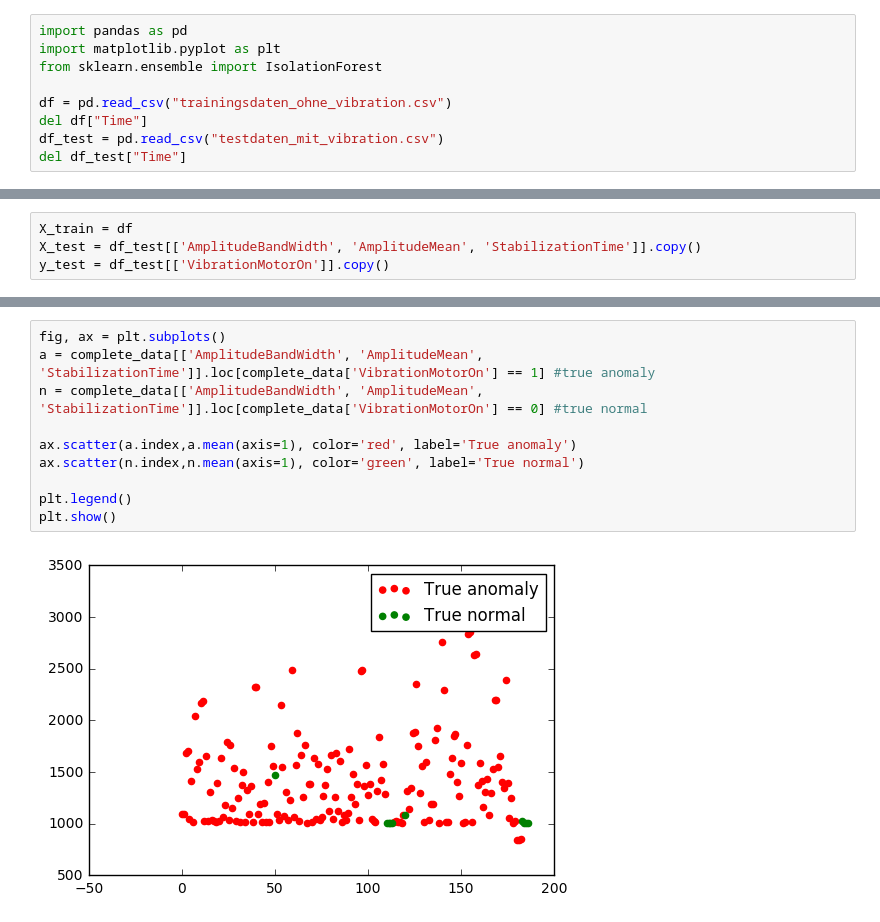
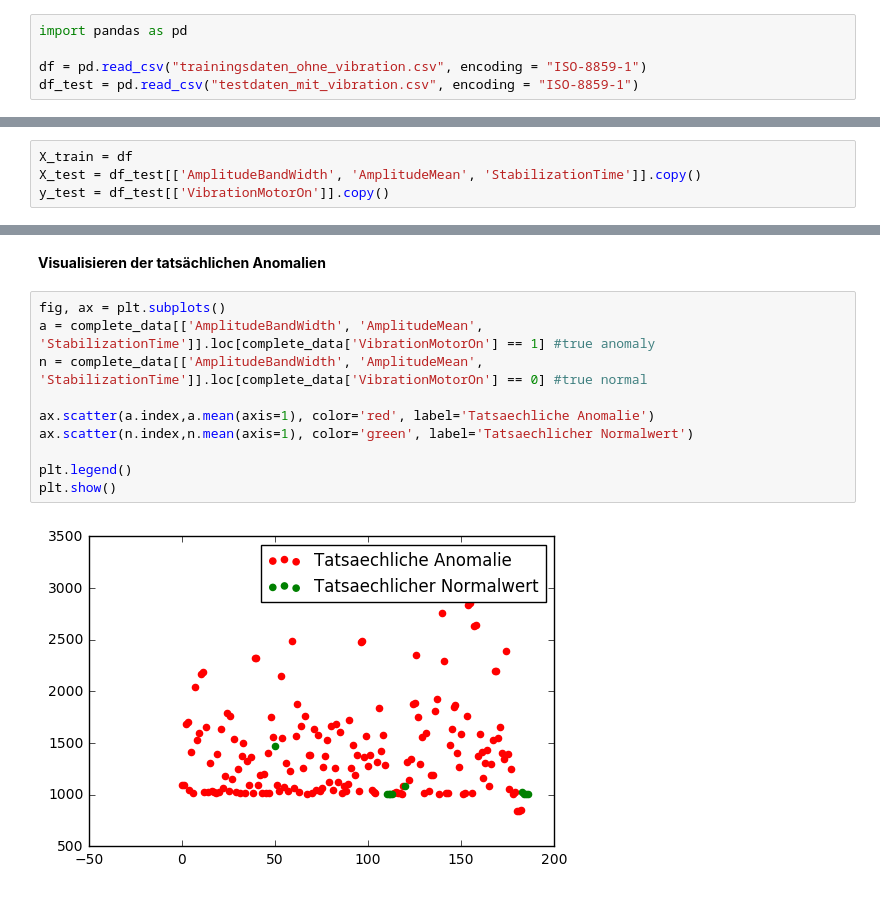
Before and after one commit to betatim/schulung-maschinendaten-sinnvoll-nutzen, a Jupyter notebook: IsolationTree.ipynb, the cells around one changed output, grey strips where cells are left out. Cells and saved outputs as stored; diff of their text form.

```diff
--- a/IsolationTree.ipynb
+++ b/IsolationTree.ipynb
@@ -2,10 +2,6 @@
 **Einlesen der Daten**
 # %%
 import pandas as pd
-import matplotlib.pyplot as plt
-from sklearn.ensemble import IsolationForest
 
-df = pd.read_csv("trainingsdaten_ohne_vibration.csv")
-del df["Time"]
-df_test = pd.read_csv("testdaten_mit_vibration.csv")
-del df_test["Time"]
+df = pd.read_csv("trainingsdaten_ohne_vibration.csv", encoding = "ISO-8859-1")
+df_test = pd.read_csv("testdaten_mit_vibration.csv", encoding = "ISO-8859-1")
@@ -126,12 +144,14 @@ plt.show()
+# %% [markdown]
+**Visualisieren der tatsächlichen Anomalien**
 # %%
 fig, ax = plt.subplots()
 a = complete_data[['AmplitudeBandWidth', 'AmplitudeMean', 'StabilizationTime']].loc[complete_data['VibrationMotorOn'] == 1] #true anomaly
 n = complete_data[['AmplitudeBandWidth', 'AmplitudeMean', 'StabilizationTime']].loc[complete_data['VibrationMotorOn'] == 0] #true normal
 
-ax.scatter(a.index,a.mean(axis=1), color='red', label='True anomaly')
-ax.scatter(n.index,n.mean(axis=1), color='green', label='True normal')
+ax.scatter(a.index,a.mean(axis=1), color='red', label='Tatsaechliche Anomalie')
+ax.scatter(n.index,n.mean(axis=1), color='green', label='Tatsaechlicher Normalwert')
 
 plt.legend()
 plt.show()
 # %% [output]
-[figure, old version]
+[figure, new version]
```
Also changed, not shown: parts of 24 cells of this notebook.
